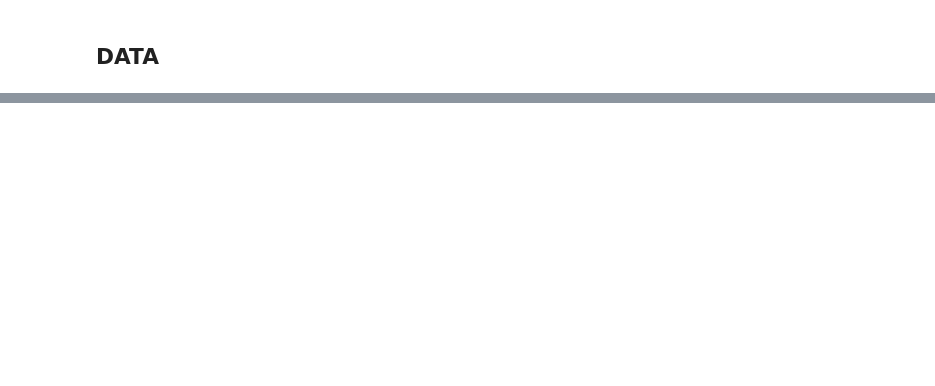
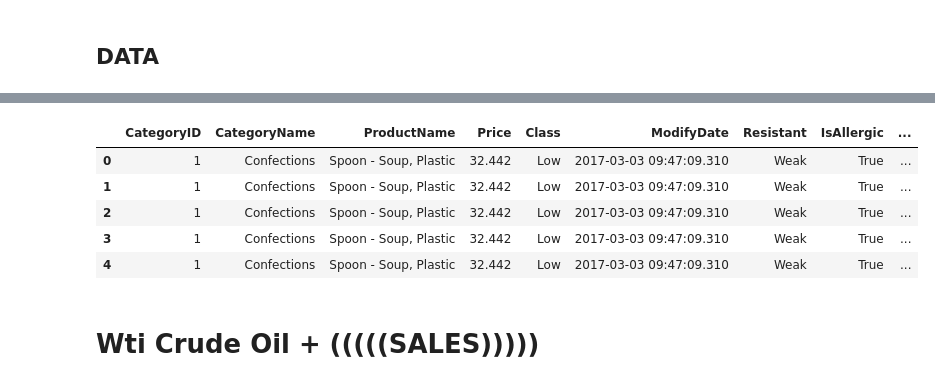
Before and after one commit to andtay/Machine_Learning_Based_Demand_Forecasting, a Jupyter notebook: src/data.ipynb, the cells around one changed output, grey strips where cells are left out. Saved outputs shown, nothing was run; the diff lists cells and outputs as text; code cells hidden in the pictures; blank space fills up the shorter version.

```diff
--- a/src/data.ipynb
+++ b/src/data.ipynb
@@ -83,0 +314,5 @@ memory usage: 464.0+ MB
+# %%
+url_rpc = os.path.join(current_dir, "../data/raw/macrodata/riqueza_per_capita.csv")
+rpc = pd.read_csv(url_rpc, sep=",")
+
+rpc.head()
@@ -83,0 +326,39 @@ memory usage: 464.0+ MB
+# %%
+rpc.rename(columns = {"estado" : "State" }, inplace = True)
+# %%
+# Paso 1: Asegurarse de que la fecha esté en formato datetime
+sales['Date'] = pd.to_datetime(sales['Date'])
+
+# Paso 2: Extraer el nombre del mes en minúscula
+sales['mes_nombre'] = sales['Date'].dt.month_name().str.lower()
+
+# Paso 3: Crear una función que devuelva el valor correcto del PIB
+def obtener_rpc(row):
+    estado = row['State']
+    mes = row['mes_nombre']
+
+    # Filtrar el DataFrame pib para ese estado
+    fila_rpc = rpc[pib['State'] == estado]
+
+    # Si encontramos el estado y el mes, devolvemos el valor
+    if not fila_rpc.empty and mes in fila_rpc.columns:
+        return fila_rpc.iloc[0][mes]
+    else:
+        return None
+
+# Paso 4: Aplicar la función a cada fila del DataFrame
+sales['rpc'] = sales.apply(obtener_rpc, axis=1)
+
+# (Opcional) Eliminar columna auxiliar
+sales.drop(columns='mes_nombre', inplace=True)
+
+sales.head()
+# %% [output]
+|  | CategoryID | CategoryName | ProductName | Price | Class | ModifyDate | Resistant | IsAllergic | ... |
+| 0 | 1 | Confections | Spoon - Soup, Plastic | 32.442 | Low | 2017-03-03 09:47:09.310 | Weak | True | ... |
+| 1 | 1 | Confections | Spoon - Soup, Plastic | 32.442 | Low | 2017-03-03 09:47:09.310 | Weak | True | ... |
+| 2 | 1 | Confections | Spoon - Soup, Plastic | 32.442 | Low | 2017-03-03 09:47:09.310 | Weak | True | ... |
+| 3 | 1 | Confections | Spoon - Soup, Plastic | 32.442 | Low | 2017-03-03 09:47:09.310 | Weak | True | ... |
+| 4 | 1 | Confections | Spoon - Soup, Plastic | 32.442 | Low | 2017-03-03 09:47:09.310 | Weak | True | ... |
+# %% [markdown]
+# Wti Crude Oil + (((((SALES)))))
```
Also changed, not shown: parts of 31 cells of this notebook, 4 other files.
